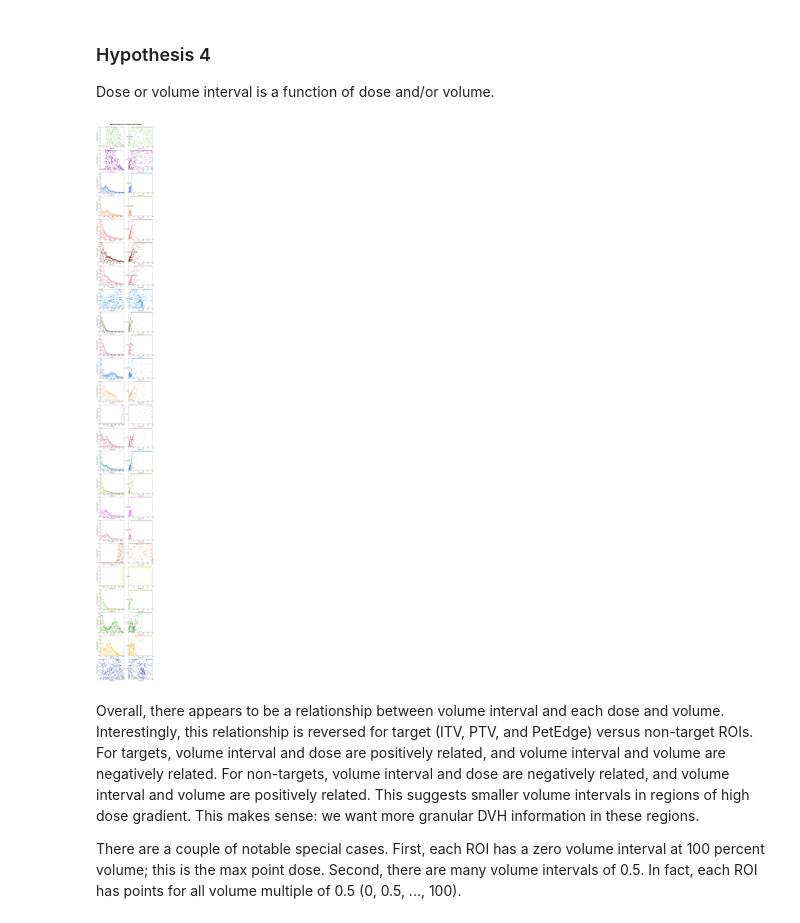
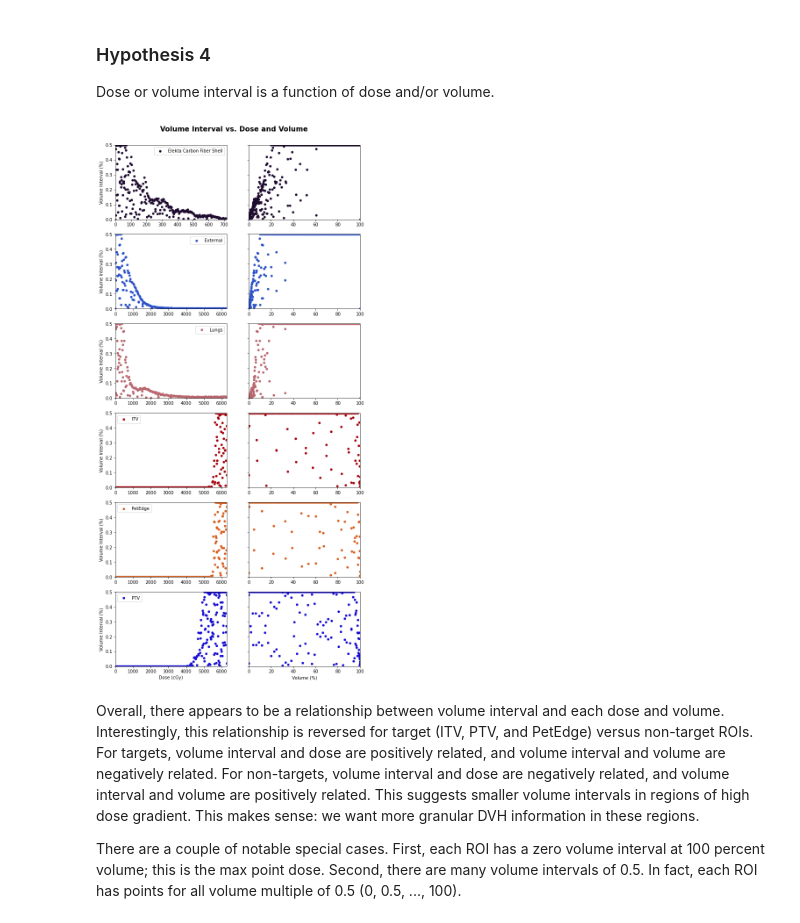
Before and after one commit to KaleyWhite/dvh-points-investigation, a Jupyter notebook: dvh_points_investigation.ipynb, the cells around one changed output. Drawn from its saved outputs; the diff is of its cells as text; code cells hidden in the pictures.

Commit message:
Only plot vol_diff vs. dose/val for 6 ROIs

```diff
--- a/dvh_points_investigation.ipynb
+++ b/dvh_points_investigation.ipynb
@@ -261,31 +247,36 @@ If there is such a function relating interval to index, it varies by ROI. I assu
 ### Hypothesis 4
 Dose or volume interval is a function of dose and/or volume.
 # %%
-num_rois = rs_dvh['ROI'].nunique()
+rois_to_plot = np.array([['Elekta Carbon Fiber Shell', 'External', 'Lungs'], ['ITV', 'PetEdge', 'PTV']])  # Will need two rows for later cell
 max_vol_diff = rs_dvh['Vol_Diff'].max()
 
-fig, ax = plt.subplots(nrows=num_rois, ncols=2, sharey=True, figsize=(10, 4 * num_rois));
-plt.subplots_adjust(top=0.975)
+fig, axs = plt.subplots(nrows=6, ncols=2, sharey=True, figsize=(10, 20));
+plt.subplots_adjust(top=0.95);
 fig.suptitle('Volume Interval vs. Dose and Volume', fontsize=16, fontweight='bold');
-i = 0
-for roi, df in rs_dvh.groupby('ROI'):
-    ax_1, ax_2 = ax[i]
+flat_rois_to_plot = rois_to_plot.flatten()
+for row_idx, roi in enumerate(flat_rois_to_plot):
+    df = rs_dvh.loc[rs_dvh['ROI'] == roi]
     color = df['ROI_Color'].iloc[0]
 
-    df.plot.scatter('Dose', 'Vol_Diff', color=color, ax=ax_1);
+    ax_1, ax_2 = axs[row_idx]
+    df.plot.scatter('Dose', 'Vol_Diff', color=color, ax=ax_1, label=roi);
     ax_1.set_xlabel('Dose (cGy)');
     ax_1.set_xlim((0, df['Dose'].max()));
     ax_1.set_ylabel('Volume Interval (%)');
+    ax_1.legend();
 
-    df.plot.scatter('Vol', 'Vol_Diff', color=color, ax=ax_2, label=roi);
-    ax_2.set_xlabel('Volume (%)');
+    df.plot.scatter('Vol', 'Vol_Diff', color=color, ax=ax_2);
     ax_2.set_xlim((0, 100));
     ax_2.set_ylim((0, max_vol_diff));
-    ax_2.legend(bbox_to_anchor=(-0.25, 0.5), loc='center left');
 
-    i += 1
+    if row_idx == len(flat_rois_to_plot) - 1:
+        ax_1.set_xlabel('Dose (cGy)');
+        ax_2.set_xlabel('Volume (%)');
+    else:
+        ax_1.set_xlabel('');
+        ax_2.set_xlabel('');
 # %% [output]
-[figure, old version]
+[figure, new version]
 # %% [markdown]
 Overall, there appears to be a relationship between volume interval and each dose and volume. Interestingly, this relationship is reversed for target (ITV, PTV, and PetEdge) versus non-target ROIs. For targets, volume interval and dose are positively related, and volume interval and volume are negatively related. For non-targets, volume interval and dose are negatively related, and volume interval and volume are positively related. This suggests smaller volume intervals in regions of high dose gradient. This makes sense: we want more granular DVH information in these regions.
 
```
Also changed, not shown: parts of 8 cells of this notebook.
